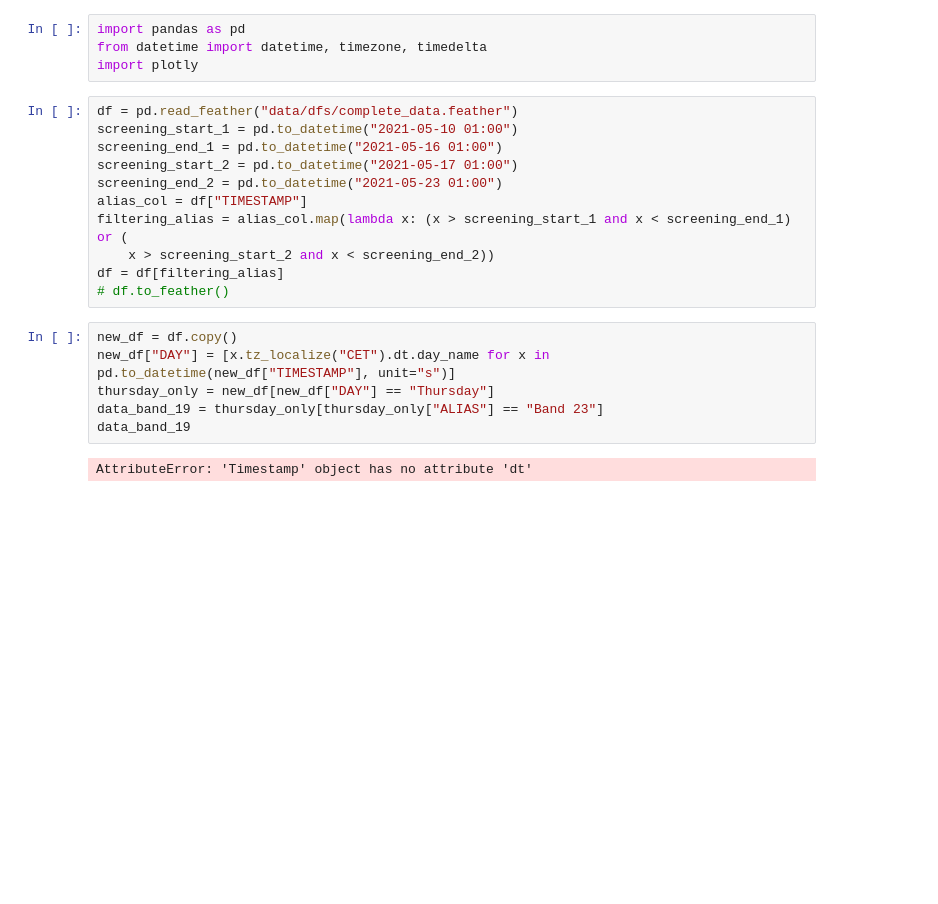
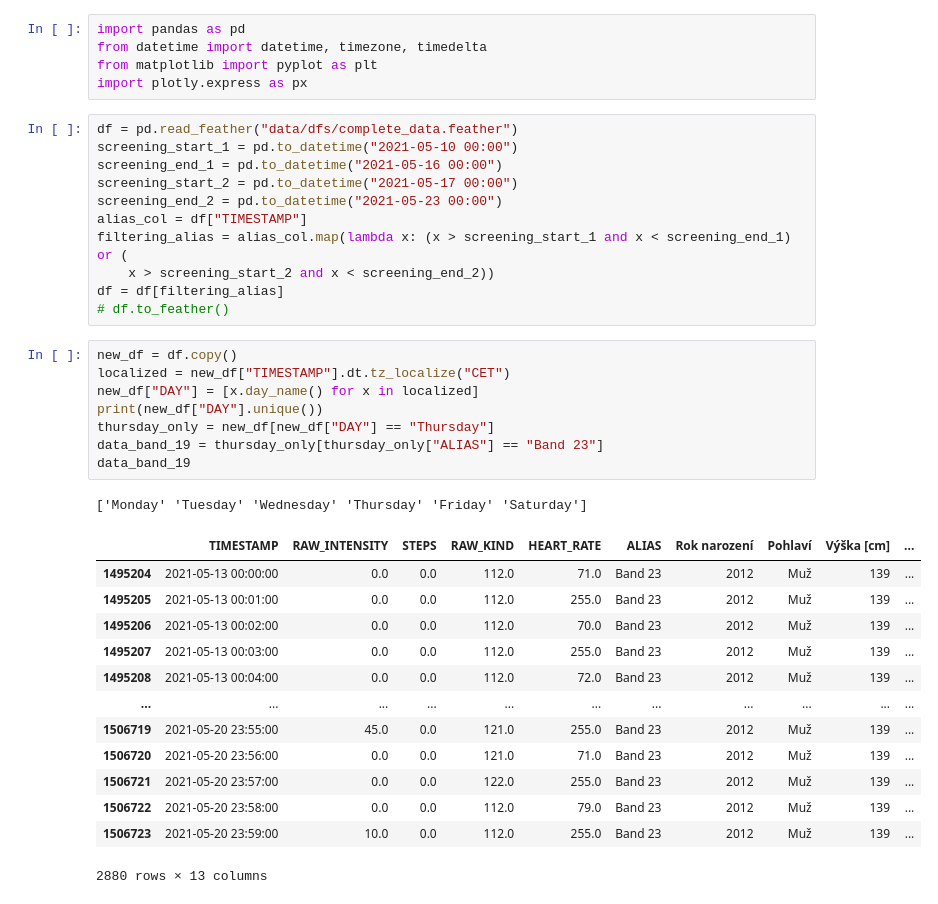
Before and after one commit to edavidk7/WebApp, a Jupyter notebook: data_selection.ipynb, the cells around one changed output. Drawn from its saved outputs; the diff is of its cells as text; blank space fills up the shorter version.

```diff
--- a/data_selection.ipynb
+++ b/data_selection.ipynb
@@ -1,13 +1,14 @@
 # %%
 import pandas as pd
 from datetime import datetime, timezone, timedelta
-import plotly
+from matplotlib import pyplot as plt
+import plotly.express as px
 # %%
 df = pd.read_feather("data/dfs/complete_data.feather")
-screening_start_1 = pd.to_datetime("2021-05-10 01:00")
-screening_end_1 = pd.to_datetime("2021-05-16 01:00")
-screening_start_2 = pd.to_datetime("2021-05-17 01:00")
-screening_end_2 = pd.to_datetime("2021-05-23 01:00")
+screening_start_1 = pd.to_datetime("2021-05-10 00:00")
+screening_end_1 = pd.to_datetime("2021-05-16 00:00")
+screening_start_2 = pd.to_datetime("2021-05-17 00:00")
+screening_end_2 = pd.to_datetime("2021-05-23 00:00")
 alias_col = df["TIMESTAMP"]
 filtering_alias = alias_col.map(lambda x: (x > screening_start_1 and x < screening_end_1) or (
     x > screening_start_2 and x < screening_end_2))
@@ -15,9 +16,24 @@ df = df[filtering_alias]
 # df.to_feather()
 # %%
 new_df = df.copy()
-new_df["DAY"] = [x.tz_localize("CET").dt.day_name for x in pd.to_datetime(new_df["TIMESTAMP"], unit="s")]
+localized = new_df["TIMESTAMP"].dt.tz_localize("CET")
+new_df["DAY"] = [x.day_name() for x in localized]
+print(new_df["DAY"].unique())
 thursday_only = new_df[new_df["DAY"] == "Thursday"]
 data_band_19 = thursday_only[thursday_only["ALIAS"] == "Band 23"]
 data_band_19
 # %% [output]
-AttributeError: 'Timestamp' object has no attribute 'dt'
+['Monday' 'Tuesday' 'Wednesday' 'Thursday' 'Friday' 'Saturday']
+|  | TIMESTAMP | RAW_INTENSITY | STEPS | RAW_KIND | HEART_RATE | ALIAS | Rok narození | Pohlaví | Výška [cm] | ... |
+| 1495204 | 2021-05-13 00:00:00 | 0.0 | 0.0 | 112.0 | 71.0 | Band 23 | 2012 | Muž | 139 | ... |
+| 1495205 | 2021-05-13 00:01:00 | 0.0 | 0.0 | 112.0 | 255.0 | Band 23 | 2012 | Muž | 139 | ... |
+| 1495206 | 2021-05-13 00:02:00 | 0.0 | 0.0 | 112.0 | 70.0 | Band 23 | 2012 | Muž | 139 | ... |
+| 1495207 | 2021-05-13 00:03:00 | 0.0 | 0.0 | 112.0 | 255.0 | Band 23 | 2012 | Muž | 139 | ... |
+| 1495208 | 2021-05-13 00:04:00 | 0.0 | 0.0 | 112.0 | 72.0 | Band 23 | 2012 | Muž | 139 | ... |
+| ... | ... | ... | ... | ... | ... | ... | ... | ... | ... | ... |
+| 1506719 | 2021-05-20 23:55:00 | 45.0 | 0.0 | 121.0 | 255.0 | Band 23 | 2012 | Muž | 139 | ... |
+| 1506720 | 2021-05-20 23:56:00 | 0.0 | 0.0 | 121.0 | 71.0 | Band 23 | 2012 | Muž | 139 | ... |
+| 1506721 | 2021-05-20 23:57:00 | 0.0 | 0.0 | 122.0 | 255.0 | Band 23 | 2012 | Muž | 139 | ... |
+| 1506722 | 2021-05-20 23:58:00 | 0.0 | 0.0 | 112.0 | 79.0 | Band 23 | 2012 | Muž | 139 | ... |
+| 1506723 | 2021-05-20 23:59:00 | 10.0 | 0.0 | 112.0 | 255.0 | Band 23 | 2012 | Muž | 139 | ... |
+2880 rows × 13 columns
```
Also changed, not shown: parts of 3 cells of this notebook.
